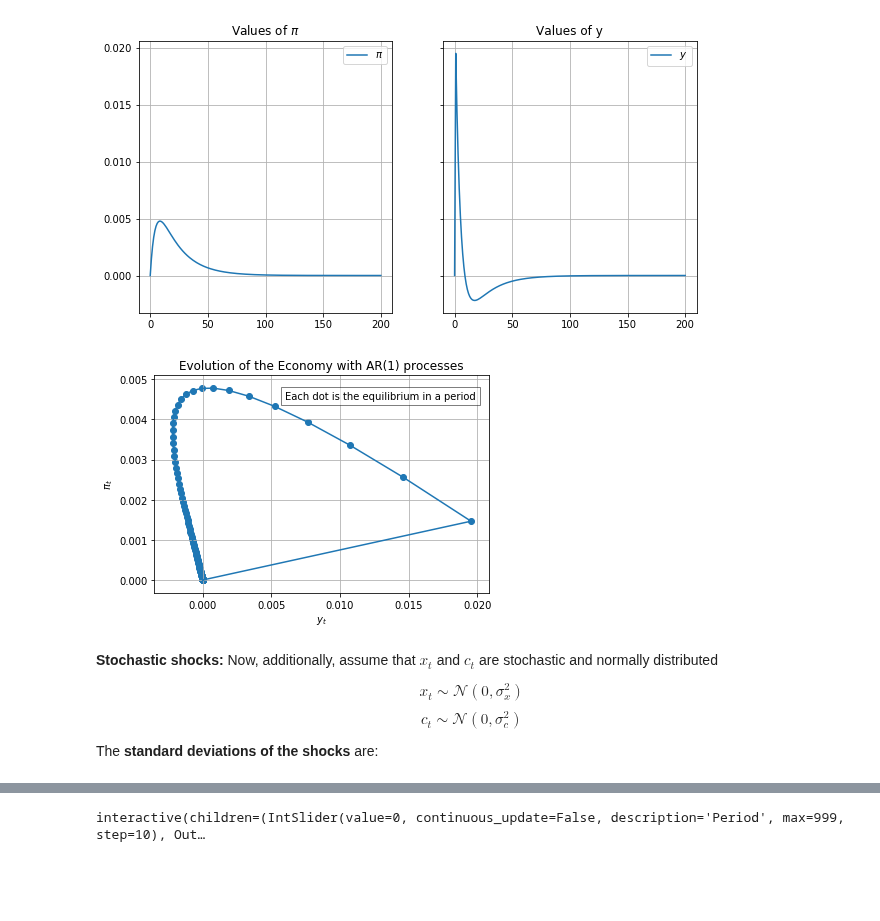
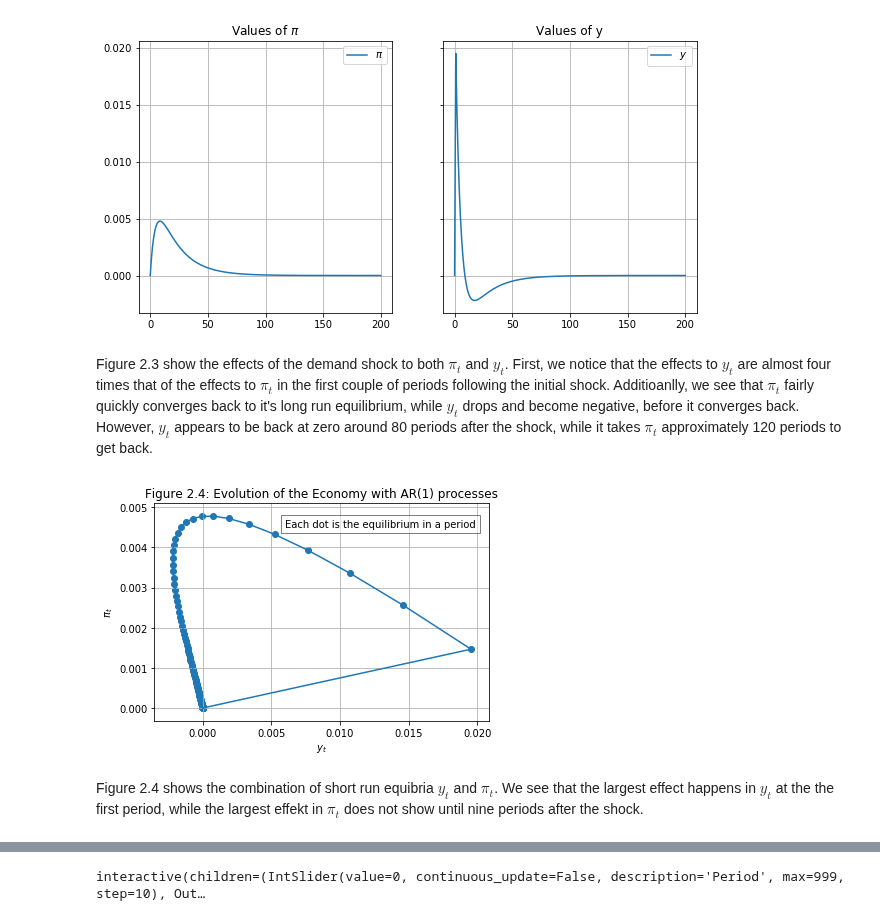
Before and after one commit to NumEconCopenhagen/projects-2019-credible-threats, a Jupyter notebook: examproject/Idaho-Final.ipynb, the cells around one changed output, grey strips where cells are left out. Saved outputs shown, nothing was run; the diff lists cells and outputs as text; code cells hidden in the pictures; blank space fills up the shorter version.

```diff
--- a/examproject/Idaho-Final.ipynb
+++ b/examproject/Idaho-Final.ipynb
@@ -428,27 +400,24 @@ ax2.legend()
 plt.show();
 # %% [output]
 [figure]
+# %% [markdown]
+Figure 2.3 show the effects of the demand shock to both $\pi_t$ and $y_t$. First, we notice that the effects to $y_t$ are almost four times that of the effects to $\pi_t$ in the first couple of periods following the initial shock. Additioanlly, we see that $\pi_t$ fairly quickly converges back to it's long run equilibrium, while $y_t$ drops and become negative, before it converges back. However, $y_t$ appears to be back at zero around 80 periods after the shock, while it takes $\pi_t$ approximately 120 periods to get back.
 # %%
 # Illustrating the evolution of the economy
 plt.plot(y_stars,pi_stars)
 plt.scatter(y_stars,pi_stars)
 plt.grid(True)
 
-plt.title("Evolution of the Economy with AR(1) processes")
+plt.title('Figure 2.4: Evolution of the Economy with AR(1) processes')
 plt.xlabel('$y_t$')
 plt.ylabel('$\pi_t$')
 plt.text(0.006,0.0045,'Each dot is the equilibrium in a period', bbox=dict(facecolor='white', alpha=0.5))
 
 plt.show();
 # %% [output]
-[figure, old version]
+[figure, new version]
-# %% [markdown]
-**Stochastic shocks:** Now, additionally, assume that $x_t$ and $c_t$ are stochastic and normally distributed
-
-$$ x_{t}\sim\mathcal{N}(0,\sigma_{x}^{2}) $$
-$$ c_{t}\sim\mathcal{N}(0,\sigma_{c}^{2}) $$
-
-The **standard deviations of the shocks** are:
+# %% [markdown]
+Figure 2.4 shows the combination of short run equibria $y_t$ and $\pi_t$. We see that the largest effect happens in $y_t$ at the the first period, while the largest effekt in $\pi_t$ does not show until nine periods after the shock.
 # %%
 par['sigma_x'] = 3.492
 par['sigma_c'] = 0.2
```
Also changed, not shown: parts of 41 cells of this notebook.
